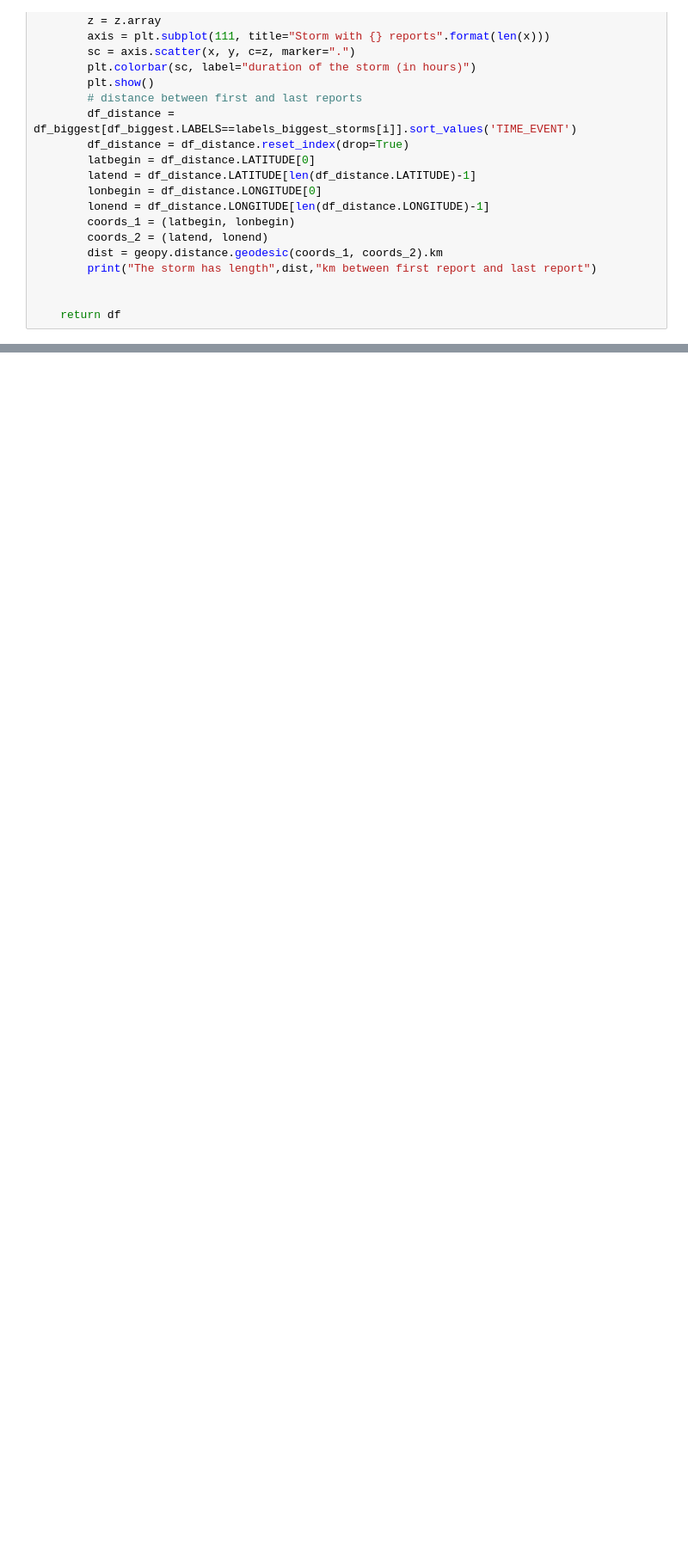
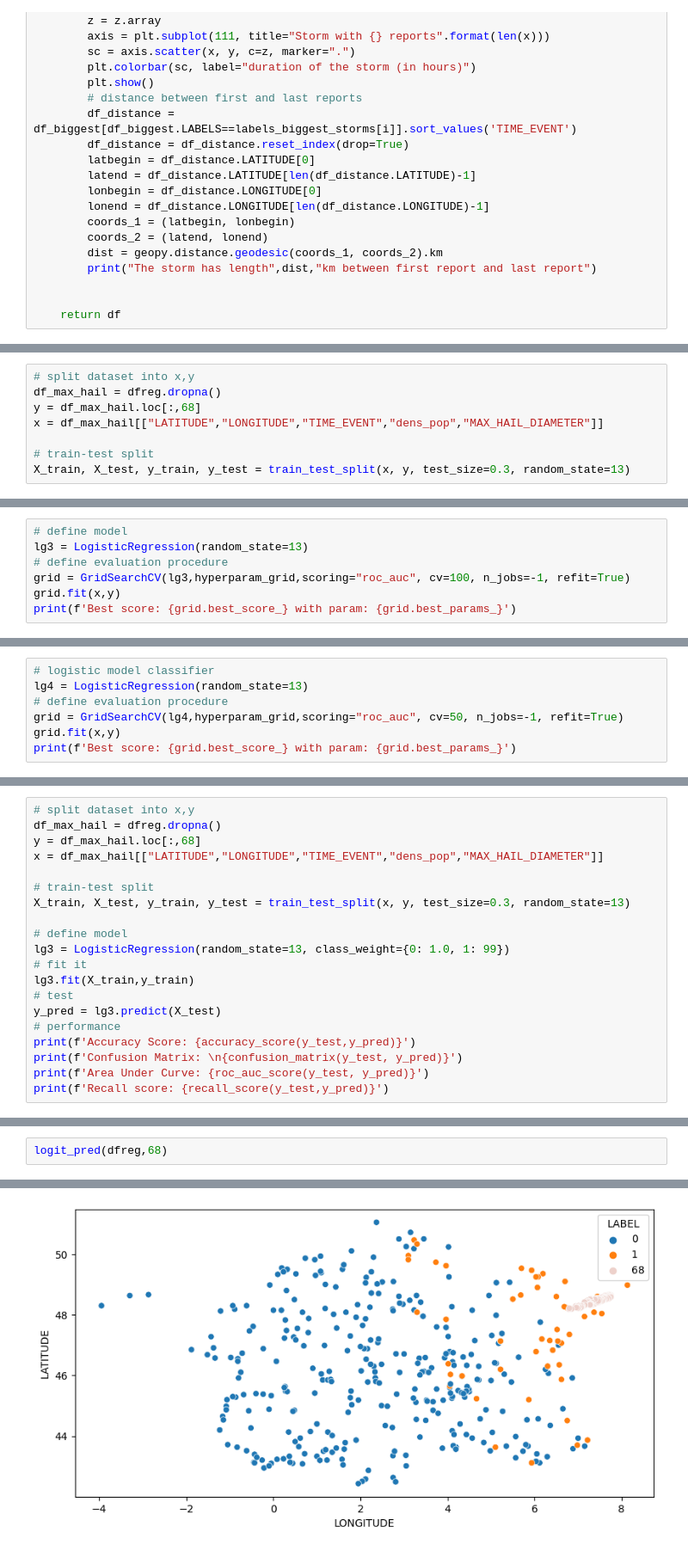
Before and after one commit to eliottmlg/Statapp-Hail-storm, a Jupyter notebook: parameters-evp.ipynb, the cells around one changed output, grey strips where cells are left out. Shown at 86% size. Cells and saved outputs as stored; diff of their text form; blank space fills up the shorter version.

Commit message:
logit

```diff
--- a/parameters-evp.ipynb
+++ b/parameters-evp.ipynb
@@ -289,0 +1036,8 @@ def visualise_biggest(df, n_biggest):
+# %%
+# split dataset into x,y
+df_max_hail = dfreg.dropna()
+y = df_max_hail.loc[:,68]
+x = df_max_hail[["LATITUDE","LONGITUDE","TIME_EVENT","dens_pop","MAX_HAIL_DIAMETER"]]
+
+# train-test split
+X_train, X_test, y_train, y_test = train_test_split(x, y, test_size=0.3, random_state=13)
@@ -289,0 +1097,7 @@ def visualise_biggest(df, n_biggest):
+# %%
+# define model
+lg3 = LogisticRegression(random_state=13)
+# define evaluation procedure
+grid = GridSearchCV(lg3,hyperparam_grid,scoring="roc_auc", cv=100, n_jobs=-1, refit=True)
+grid.fit(x,y)
+print(f'Best score: {grid.best_score_} with param: {grid.best_params_}')
@@ -289,0 +1142,7 @@ def visualise_biggest(df, n_biggest):
+# %%
+# logistic model classifier
+lg4 = LogisticRegression(random_state=13)
+# define evaluation procedure
+grid = GridSearchCV(lg4,hyperparam_grid,scoring="roc_auc", cv=50, n_jobs=-1, refit=True)
+grid.fit(x,y)
+print(f'Best score: {grid.best_score_} with param: {grid.best_params_}')
@@ -289,0 +1182,20 @@ def visualise_biggest(df, n_biggest):
+# %%
+# split dataset into x,y
+df_max_hail = dfreg.dropna()
+y = df_max_hail.loc[:,68]
+x = df_max_hail[["LATITUDE","LONGITUDE","TIME_EVENT","dens_pop","MAX_HAIL_DIAMETER"]]
+
+# train-test split
+X_train, X_test, y_train, y_test = train_test_split(x, y, test_size=0.3, random_state=13)
+
+# define model
+lg3 = LogisticRegression(random_state=13, class_weight={0: 1.0, 1: 99})
+# fit it
+lg3.fit(X_train,y_train)
+# test
+y_pred = lg3.predict(X_test)
+# performance
+print(f'Accuracy Score: {accuracy_score(y_test,y_pred)}')
+print(f'Confusion Matrix: \n{confusion_matrix(y_test, y_pred)}')
+print(f'Area Under Curve: {roc_auc_score(y_test, y_pred)}')
+print(f'Recall score: {recall_score(y_test,y_pred)}')
@@ -289,0 +1290,3 @@ def visualise_biggest(df, n_biggest):
+# %%
+logit_pred(dfreg,68)
+# %% [output]
@@ -289,0 +1318 @@ def visualise_biggest(df, n_biggest):
+[figure, added]
```
Also changed, not shown: parts of 99 cells of this notebook.
